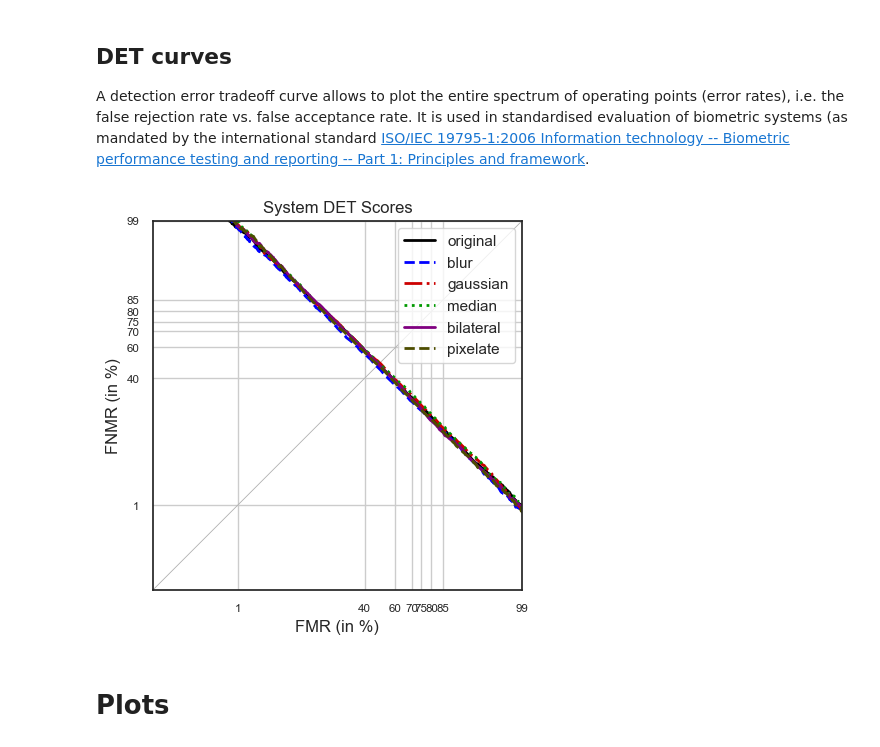
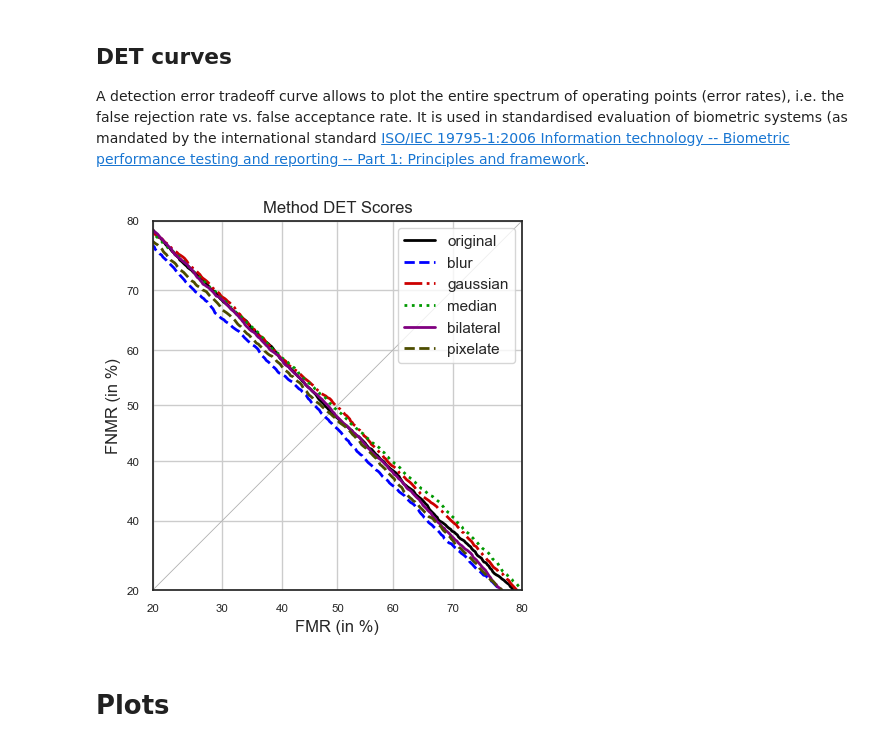
Before and after one commit to johalexander/02238-FAE, a Jupyter notebook: DET/FAE_Performance.ipynb, the cells around one changed output. Saved outputs shown, nothing was run; the diff lists cells and outputs as text; code cells hidden in the pictures.

Commit message:
Updated DET curve

```diff
--- a/DET/FAE_Performance.ipynb
+++ b/DET/FAE_Performance.ipynb
@@ -335,24 +335,24 @@ def adjust_scores_for_DET(scores_array, scores_type):
     else:
         raise ValueError(f"Unknown type of comparison scores: {scores_type}")
 # %%
-det = DET(biometric_evaluation_type='algorithm', abbreviate_axes=True, plot_eer_line=True, plot_title="System DET Scores")
-det.x_limits = np.array([1e-4, .99])
-det.y_limits = np.array([1e-4, .99])
-det.x_ticks = np.array([1e-2, 40e-2, 60e-2, 70e-2, 75e-2, 80e-2, 85e-2, 99e-2])
-det.x_ticklabels = np.array(['1', '40', '60', '70', '75', '80', '85', '99'])
-det.y_ticks = np.array([1e-2, 40e-2, 60e-2, 70e-2, 75e-2, 80e-2, 85e-2, 99e-2])
-det.y_ticklabels = np.array(['1', '40', '60', '70', '75', '80', '85', '99'])
+det = DET(biometric_evaluation_type='algorithm', abbreviate_axes=True, plot_eer_line=True, plot_title="Method DET Scores")
+det.x_limits = np.array([20e-2, 80e-2])
+det.y_limits = np.array([20e-2, 80e-2])
+det.x_ticks = np.array([20e-2, 30e-2, 40e-2, 50e-2, 60e-2, 70e-2, 80e-2])
+det.x_ticklabels = np.array(['20', '30', '40', '50', '60', '70', '80'])
+det.y_ticks = np.array([20e-2, 30e-2, 40e-2, 50e-2, 60e-2, 70e-2, 80e-2])
+det.y_ticklabels = np.array(['20', '40', '40', '50', '60', '70', '80'])
 det.create_figure()
 det.plot(tar=adjust_scores_for_DET(mated_scores1, scores_type1), non=adjust_scores_for_DET(nonmated_scores1, scores_type1), label=system_name1)
 det.plot(tar=adjust_scores_for_DET(mated_scores2, scores_type2), non=adjust_scores_for_DET(nonmated_scores2, scores_type2), label=system_name2)
 det.plot(tar=adjust_scores_for_DET(mated_scores3, scores_type3), non=adjust_scores_for_DET(nonmated_scores3, scores_type3), label=system_name3)
 det.plot(tar=adjust_scores_for_DET(mated_scores4, scores_type4), non=adjust_scores_for_DET(nonmated_scores4, scores_type4), label=system_name4)
 det.plot(tar=adjust_scores_for_DET(mated_scores5, scores_type5), non=adjust_scores_for_DET(nonmated_scores5, scores_type5), label=system_name5)
 det.plot(tar=adjust_scores_for_DET(mated_scores6, scores_type6), non=adjust_scores_for_DET(nonmated_scores6, scores_type6), label=system_name6)
 det.legend_on(loc="upper right")
 det.show()
 # %% [output]
-[figure, old version]
+[figure, new version]
 # %% [markdown]
 # Plots
 # %%
```
